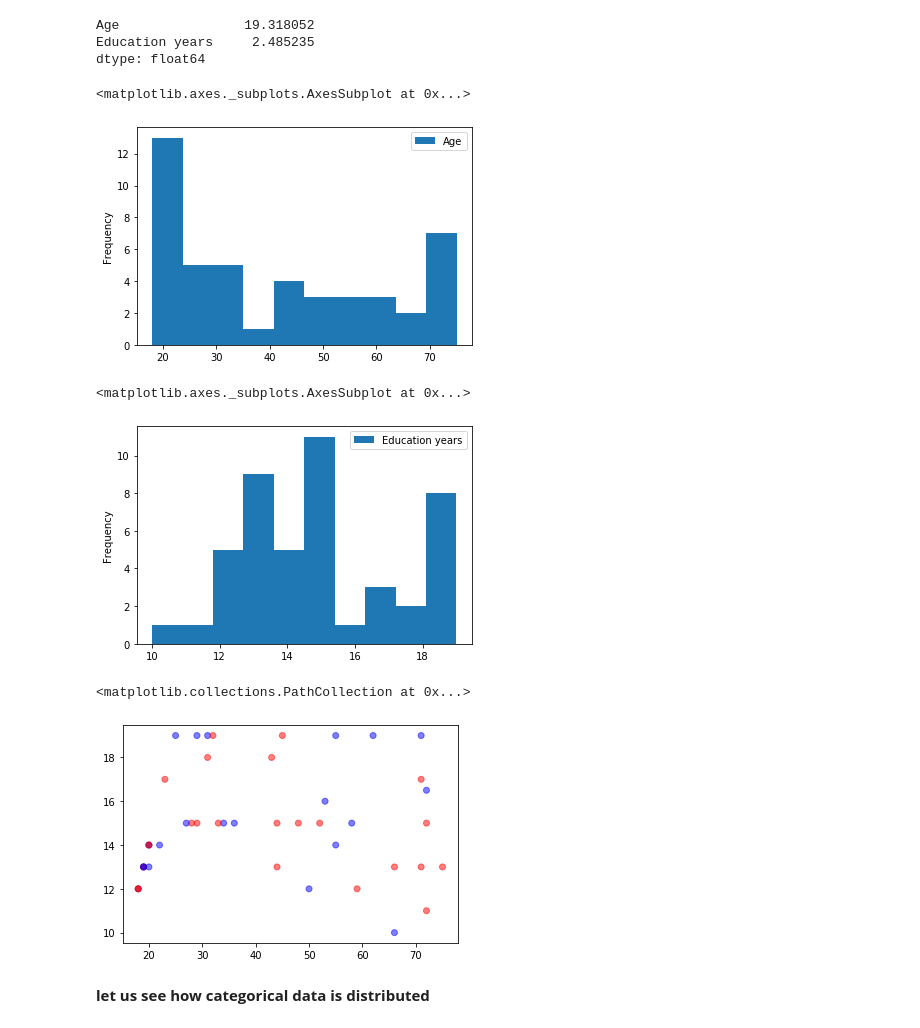
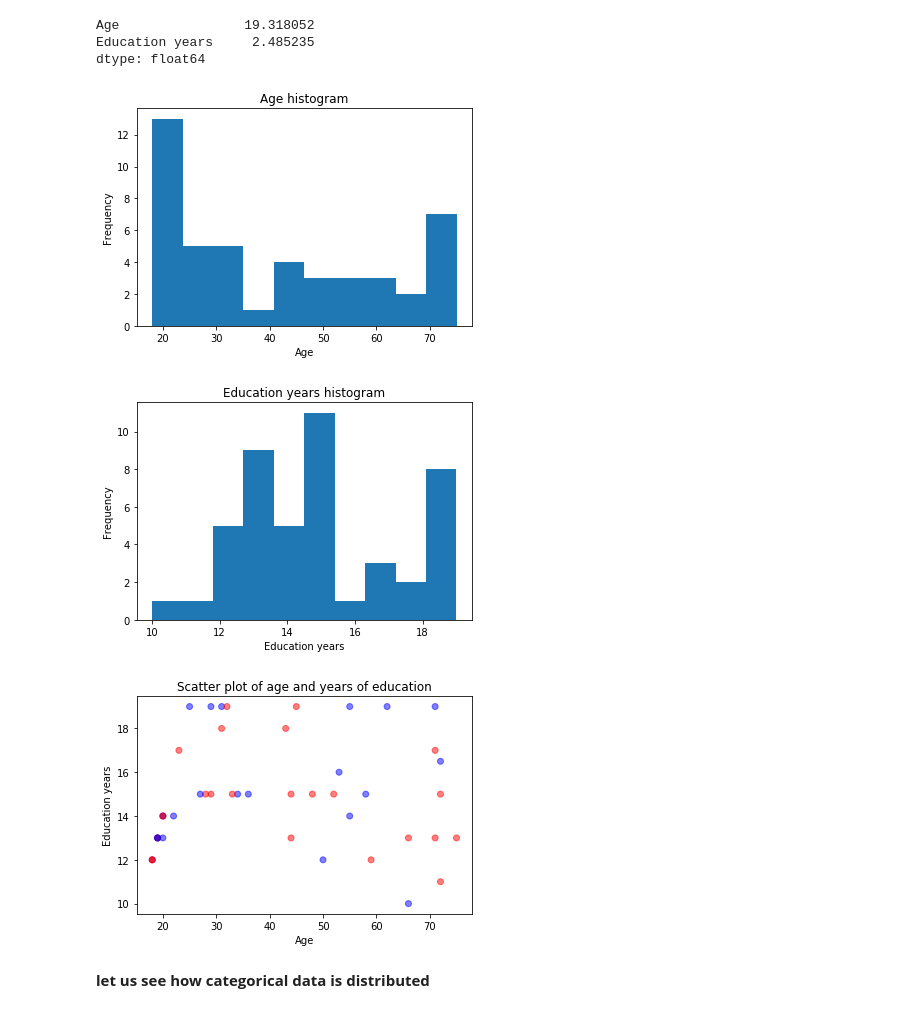
Before and after one commit to flying-bear/verbal_fluency, a Jupyter notebook: clustering.ipynb, the cells around one changed output. Drawn from its saved outputs; the diff is of its cells as text; code cells hidden in the pictures.

```diff
--- a/clustering.ipynb
+++ b/clustering.ipynb
@@ -863,21 +883,25 @@ Age                19.318052
 Education years     2.485235
 dtype: float64
 # %%
-personal.plot(y='Age', kind='hist')
+personal.plot(y='Age', kind='hist', legend=False)
+plt.xlabel('Age')
+plt.title('Age histogram');
 # %% [output]
-<matplotlib.axes._subplots.AxesSubplot at 0x...>
-[figure, old version]
+[figure, new version]
 # %%
-personal.plot(y='Education years', kind='hist')
+personal.plot(y='Education years', kind='hist', legend=False)
+plt.xlabel('Education years')
+plt.title('Education years histogram');
 # %% [output]
-<matplotlib.axes._subplots.AxesSubplot at 0x...>
-[figure, old version]
+[figure, new version]
 # %%
 plt.scatter(personal['Age'], personal['Education years'],
             c=['red' if x == 'f' else 'blue' for x in personal['Gender']], alpha=0.5)
+plt.ylabel('Education years')
+plt.xlabel('Age')
+plt.title('Scatter plot of age and years of education');
 # %% [output]
-<matplotlib.collections.PathCollection at 0x...>
-[figure, old version]
+[figure, new version]
 # %% [markdown]
 **let us see how categorical data is distributed**
 # %%
```
Also changed, not shown: parts of 11 cells of this notebook, 24 other files.
